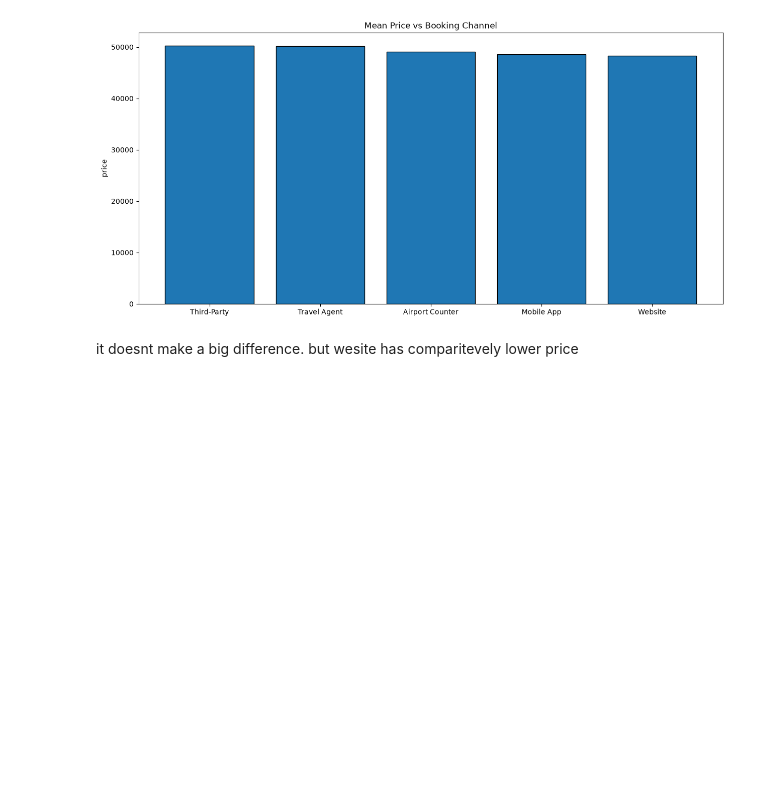
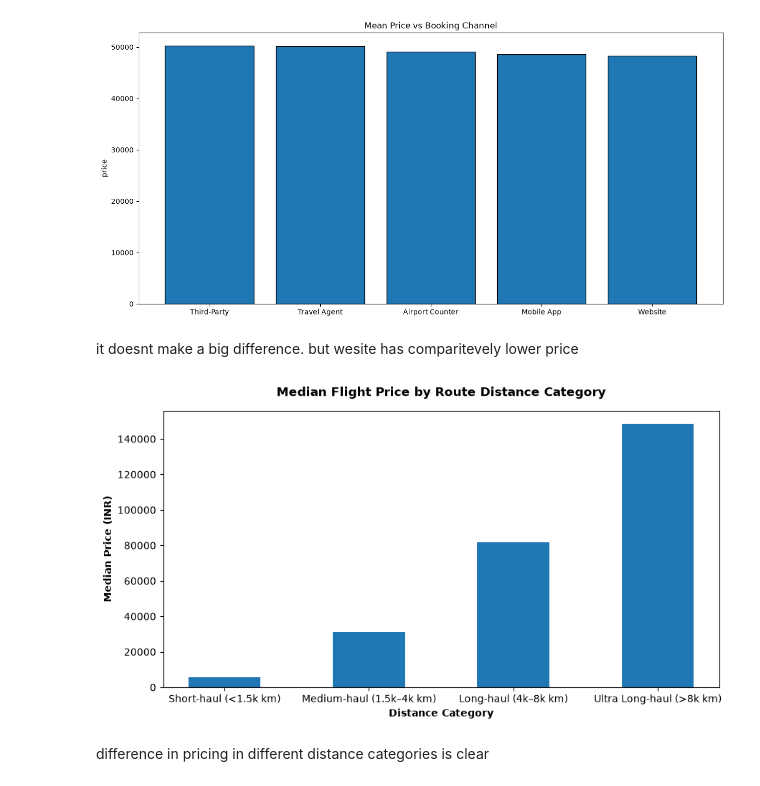
Before and after one commit to Jm-3234/Jithin-M-26BAI1023, a Jupyter notebook: Data science and visualisation.ipynb, the cells around one changed output. Cells and saved outputs as stored; diff of their text form; code cells hidden in the pictures; blank space fills up the shorter version.

Commit message:
6th plot added

```diff
--- a/Data science and visualisation.ipynb
+++ b/Data science and visualisation.ipynb
@@ -110,3 +111,24 @@ plt.show()
 [figure]
 # %% [markdown]
 it doesnt make a big difference. but wesite has comparitevely lower price
+# %%
+# distance category vs price
+df_dist = df_clean.dropna(subset=['Distance_km', 'Price']).copy()
+
+bins = [0, 1500, 4000, 8000, 25000]
+labels = ['Short-haul (<1.5k km)','Medium-haul (1.5k–4k km)','Long-haul (4k–8k km)','Ultra Long-haul (>8k km)']
+df_dist['Distance_Category'] = pd.cut(df_dist['Distance_km'], bins=bins, labels=labels)
+dist_df = (df_dist.groupby('Distance_Category')['Price'].median().reset_index())
+
+# plotting Bar Chart
+plt.figure(figsize=(10, 5))
+bars = plt.bar(dist_df['Distance_Category'],dist_df['Price'],color='#1f77b4',width=0.5,)
+plt.title('Median Flight Price by Route Distance Category',fontsize=12,fontweight='bold',pad=15,)
+plt.xlabel('Distance Category', fontsize=10, fontweight='bold')
+plt.ylabel('Median Price (INR)', fontsize=10, fontweight='bold')
+plt.grid(axis='y', linestyle='--', alpha=0.5)
+plt.show()
+# %% [output]
+[figure, added]
+# %% [markdown]
+difference in pricing in different distance categories is clear
```
Also changed, not shown: parts of 2 cells of this notebook.
